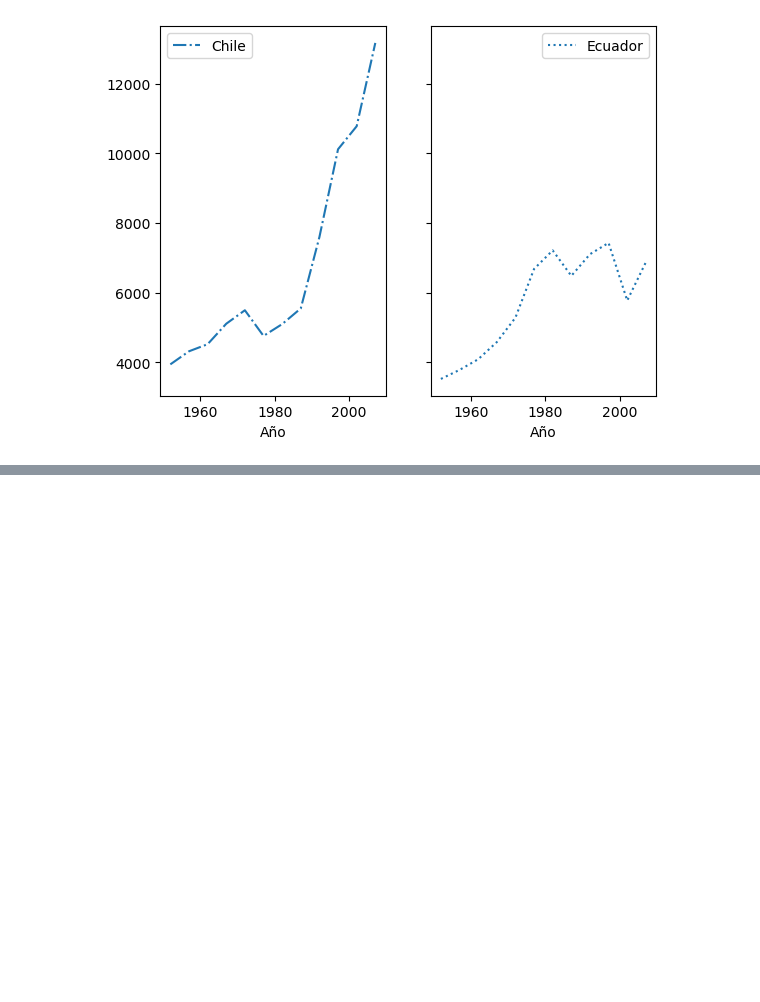
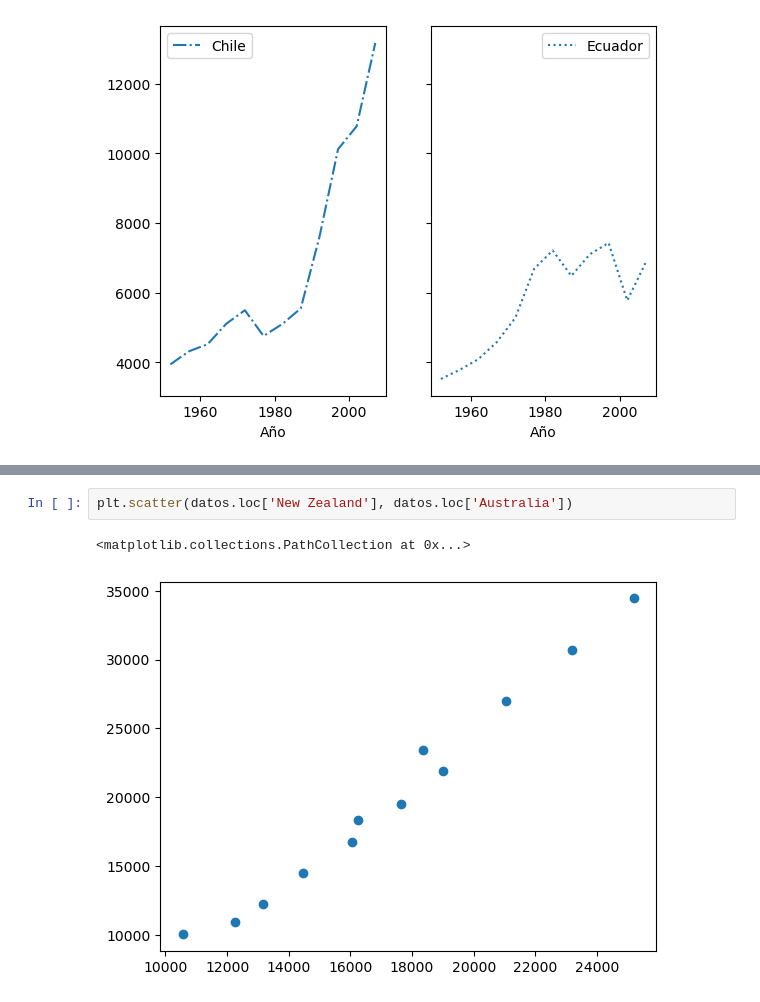
Before and after one commit to laboratoriolide/new-dimensions-materiales, a Jupyter notebook: Python/Semana_4.ipynb, the cells around one changed output, grey strips where cells are left out. Saved outputs shown, nothing was run; the diff lists cells and outputs as text; blank space fills up the shorter version.

```diff
--- a/Python/Semana_4.ipynb
+++ b/Python/Semana_4.ipynb
@@ -186,0 +249,5 @@ Text(0.5, 0, 'Año')
+# %%
+plt.scatter(datos.loc['New Zealand'], datos.loc['Australia'])
+# %% [output]
+<matplotlib.collections.PathCollection at 0x...>
+[figure, added]
```
Also changed, not shown: parts of 9 cells of this notebook, 1 other file.
